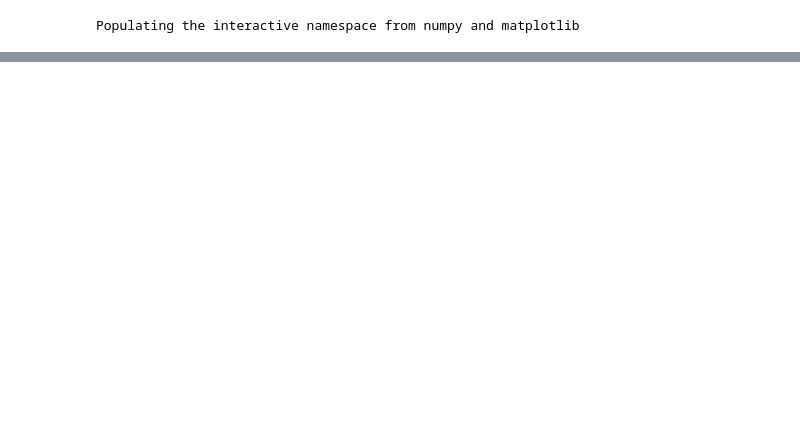
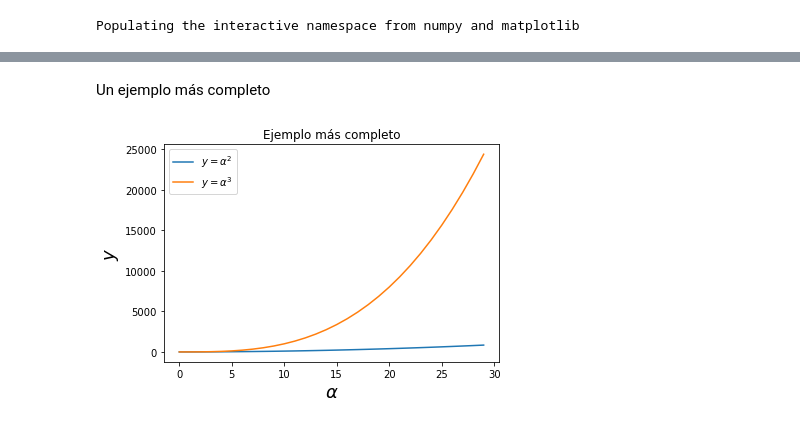
Before and after one commit to dmolina/es_intro_python, a Jupyter notebook: 01-Instalación.ipynb, the cells around one changed output, grey strips where cells are left out. Drawn from its saved outputs; the diff is of its cells as text; code cells hidden in the pictures; blank space fills up the shorter version.

```diff
--- a/01-Instalación.ipynb
+++ b/01-Instalación.ipynb
@@ -144,0 +152,14 @@ import matplotlib.pyplot as plt
+# %% [markdown]
+Un ejemplo más completo
+# %%
+# example with a legend and latex symbols
+fig, ax = plt.subplots()
+
+ax.plot(x, x**2, label=r"$y = \alpha^2$")
+ax.plot(x, x**3, label=r"$y = \alpha^3$")
+ax.legend(loc=2) # upper left corner
+ax.set_xlabel(r'$\alpha$', fontsize=18)
+ax.set_ylabel(r'$y$', fontsize=18)
+ax.set_title('Ejemplo más completo');
+# %% [output]
+[figure, added]
```
Also changed, not shown: parts of 16 cells of this notebook, 1 other file.
